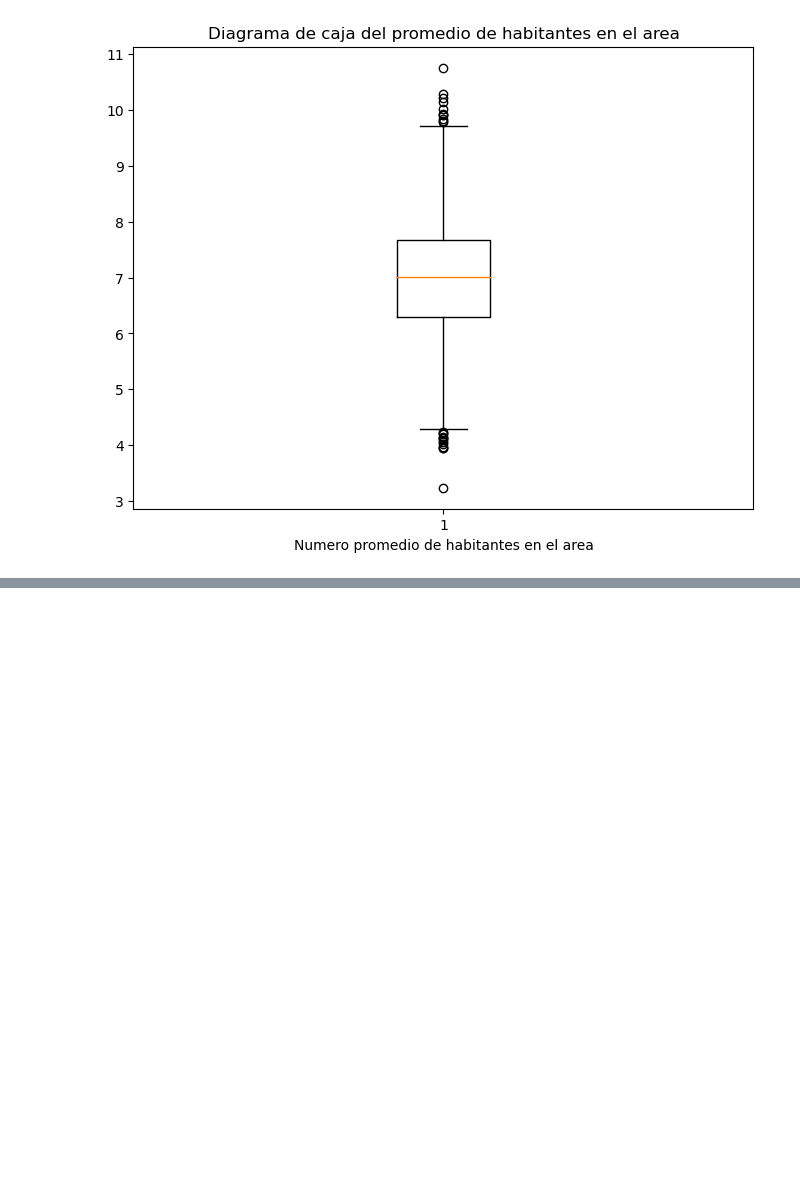
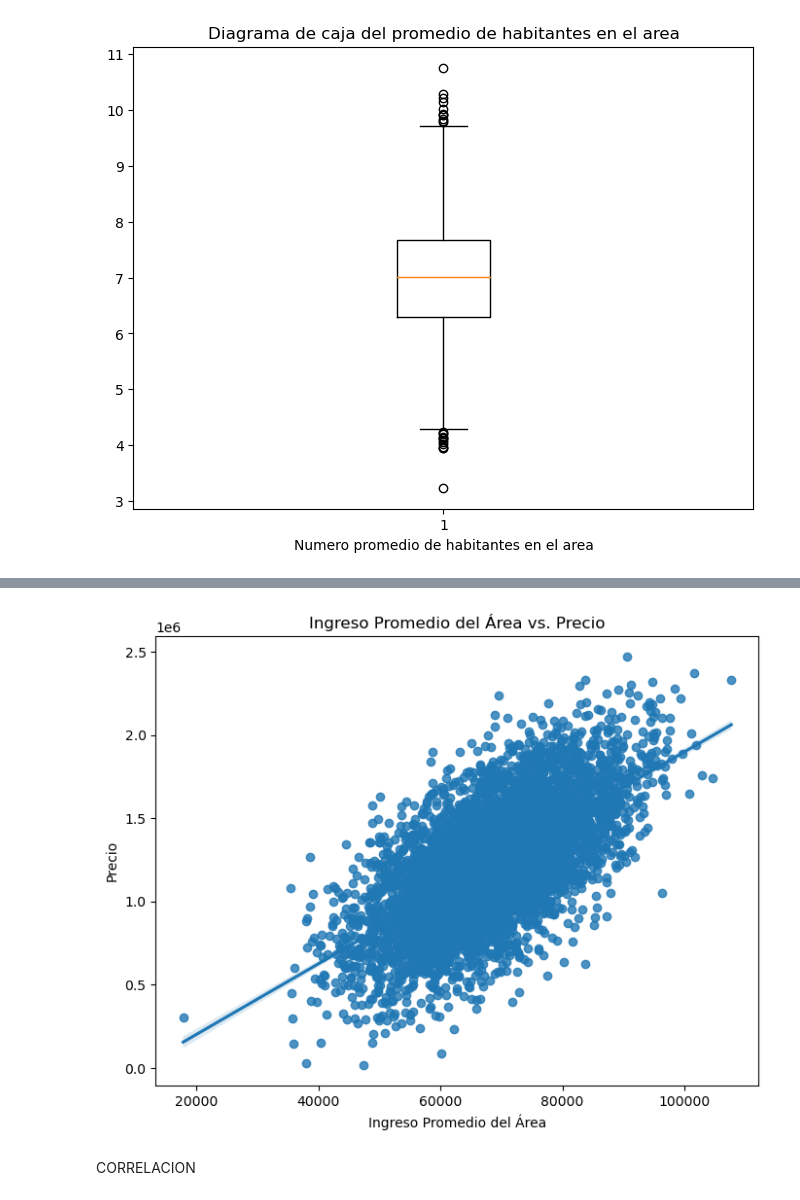
Before and after one commit to Asierjunquera1/USA_Housing, a Jupyter notebook: usa_housing.ipynb, the cells around one changed output, grey strips where cells are left out. Cells and saved outputs as stored; diff of their text form; code cells hidden in the pictures; blank space fills up the shorter version.

```diff
--- a/usa_housing.ipynb
+++ b/usa_housing.ipynb
@@ -65,0 +79,11 @@ plt.show()
+# %%
+plt.figure(figsize=(8, 6))
+sns.regplot(x="Avg. Area Income", y="Price", data=df)
+plt.xlabel("Ingreso Promedio del Área")
+plt.ylabel("Precio")
+plt.title("Ingreso Promedio del Área vs. Precio")
+plt.show()
+# %% [output]
+[figure, added]
+# %% [markdown]
+CORRELACION
```
Also changed, not shown: parts of 1 cell of this notebook.
